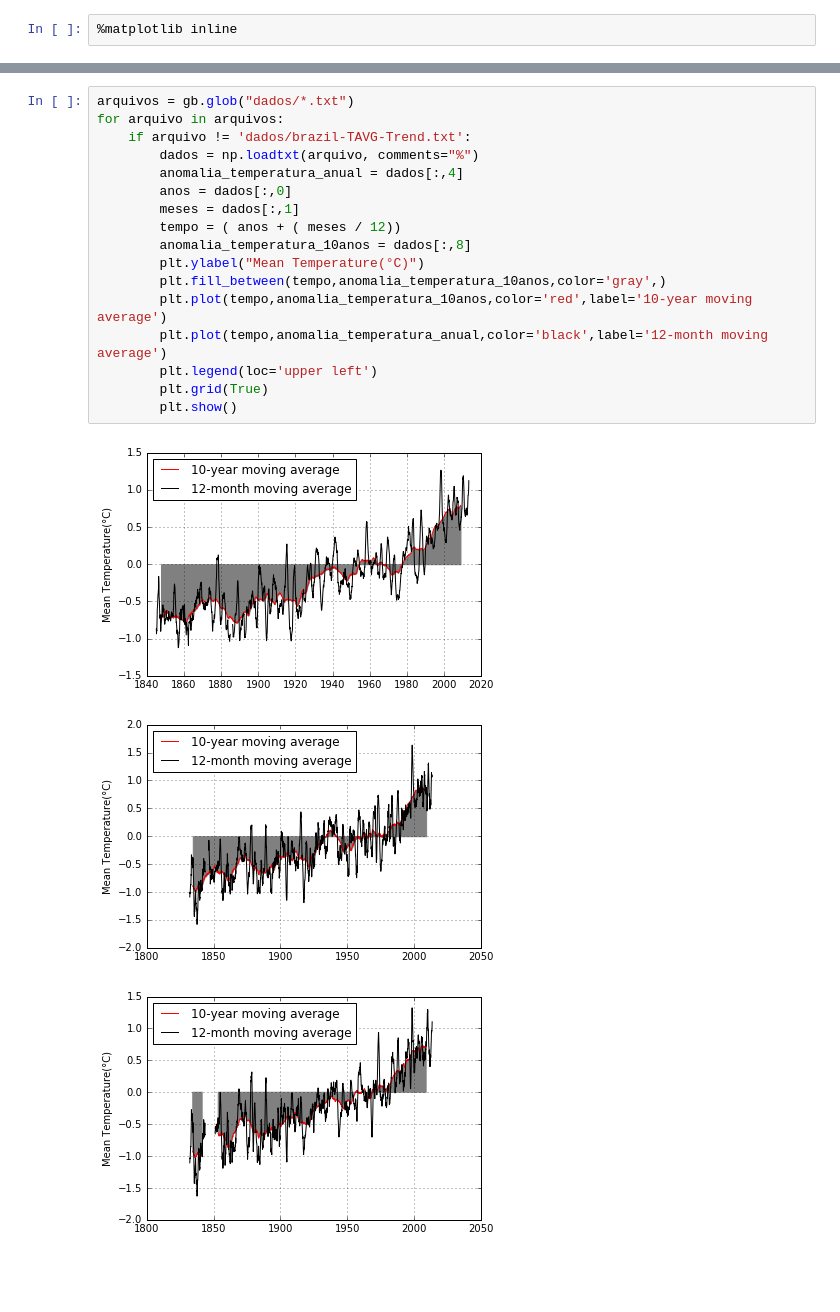
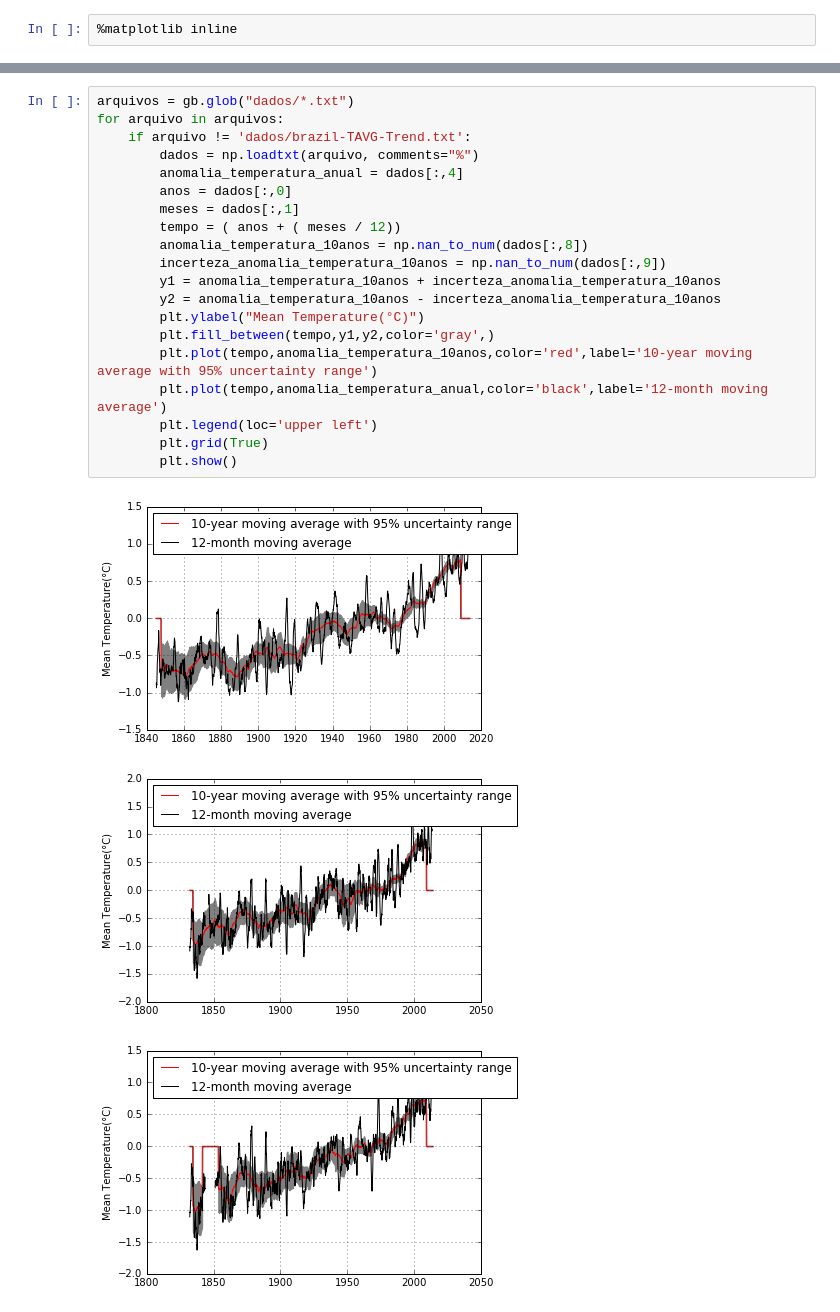
Before and after one commit to mat-esp-2016/python-2-dbv, a Jupyter notebook: python2.ipynb, the cells around one changed output, grey strips where cells are left out. Cells and saved outputs as stored; diff of their text form; blank space fills up the shorter version.

```diff
--- a/python2.ipynb
+++ b/python2.ipynb
@@ -37,21 +52,24 @@ for arquivo in arquivos:
 # %%
 arquivos = gb.glob("dados/*.txt")
 for arquivo in arquivos:
     if arquivo != 'dados/brazil-TAVG-Trend.txt':
         dados = np.loadtxt(arquivo, comments="%")
         anomalia_temperatura_anual = dados[:,4]
         anos = dados[:,0]
         meses = dados[:,1]
         tempo = ( anos + ( meses / 12))
-        anomalia_temperatura_10anos = dados[:,8]
+        anomalia_temperatura_10anos = np.nan_to_num(dados[:,8])
+        incerteza_anomalia_temperatura_10anos = np.nan_to_num(dados[:,9])
+        y1 = anomalia_temperatura_10anos + incerteza_anomalia_temperatura_10anos
+        y2 = anomalia_temperatura_10anos - incerteza_anomalia_temperatura_10anos
         plt.ylabel("Mean Temperature(°C)")
-        plt.fill_between(tempo,anomalia_temperatura_10anos,color='gray',)
-        plt.plot(tempo,anomalia_temperatura_10anos,color='red',label='10-year moving average')
+        plt.fill_between(tempo,y1,y2,color='gray',)
+        plt.plot(tempo,anomalia_temperatura_10anos,color='red',label='10-year moving average with 95% uncertainty range')
         plt.plot(tempo,anomalia_temperatura_anual,color='black',label='12-month moving average')
         plt.legend(loc='upper left')
         plt.grid(True)
         plt.show()
 # %% [output]
-[figure, old version]
+[figure, new version]
-[figure, old version]
+[figure, new version]
-[figure, old version]
+[figure, new version]
```
Also changed, not shown: parts of 6 cells of this notebook.
